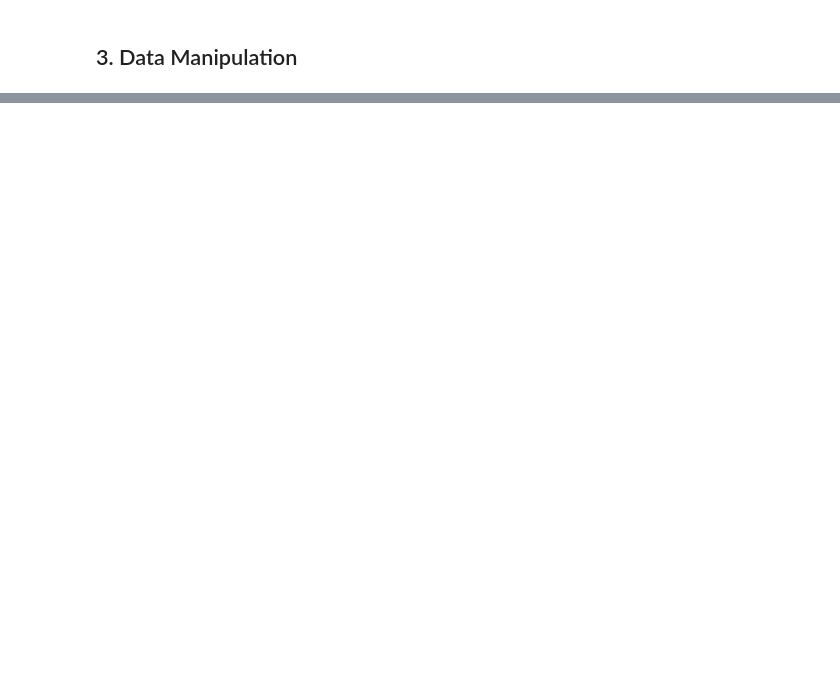
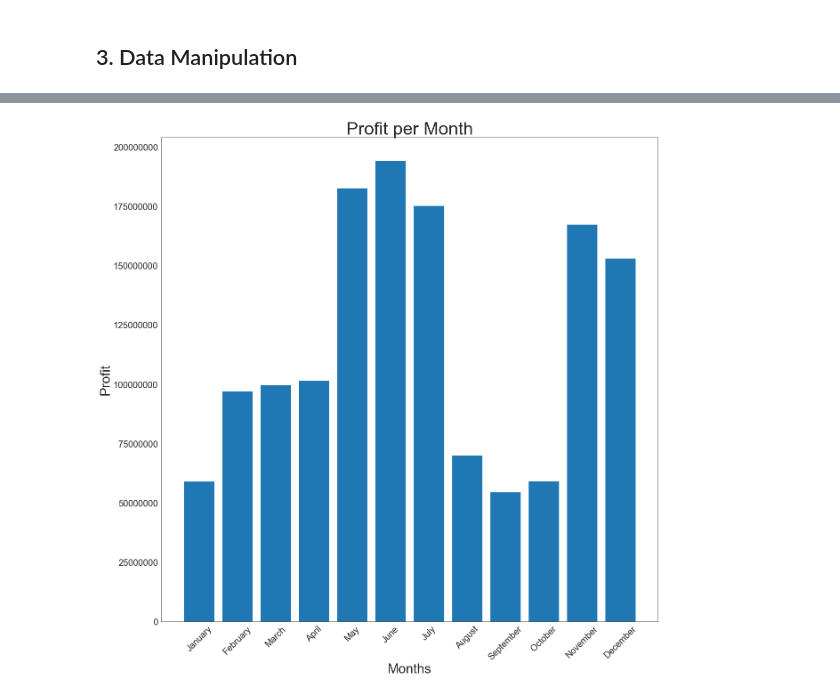
Before and after one commit to anguyen61191/MovieDataProject, a Jupyter notebook: MovieData.ipynb, the cells around one changed output, grey strips where cells are left out. Drawn from its saved outputs; the diff is of its cells as text; code cells hidden in the pictures; blank space fills up the shorter version.

```diff
--- a/MovieData.ipynb
+++ b/MovieData.ipynb
@@ -841,0 +686,5 @@ g.tight_layout()
+# %%
+# Break down of average profit per month
+df_month = df_genres.groupby(["month_name"]).mean().reset_index()
+df_month.sort_values("month", inplace = True)
+df_month.head()
@@ -841,0 +698,18 @@ g.tight_layout()
+# %%
+# graph of world wide gross by month
+fig, ax = plt.subplots(figsize = (20,20))
+
+x = df_month['month_name']
+y = df_month["profit"]
+
+ax.bar(x, y)
+ax.set_xlabel("Months", fontsize = 30)
+ax.set_ylabel("Profit", fontsize = 30)
+ax.set_title("Profit per Month", fontsize = 40)
+plt.ticklabel_format(style = "plain", axis = "y")
+plt.xticks(rotation = 45, fontsize = 20)
+plt.yticks(fontsize = 20)
+plt.savefig("Images/ProfitPerMonth.png")
+plt.show()
+# %% [output]
+[figure, added]
```
Also changed, not shown: parts of 50 cells of this notebook.
